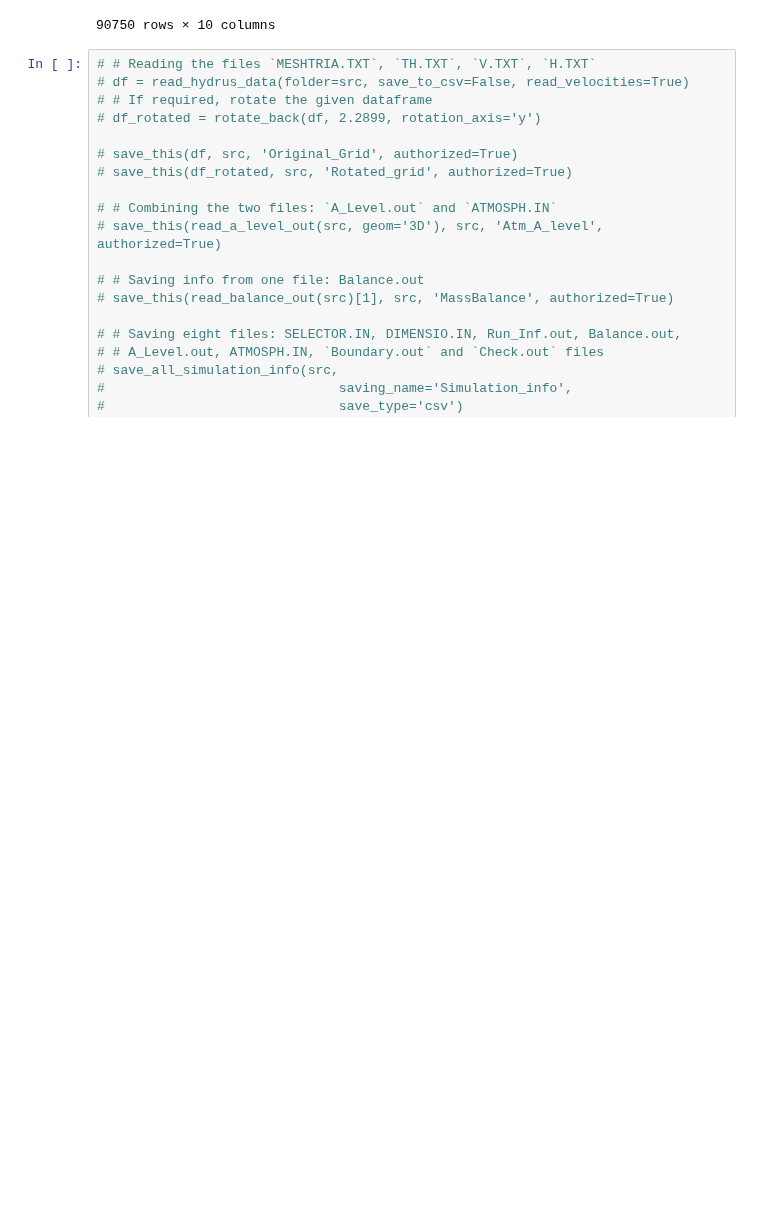
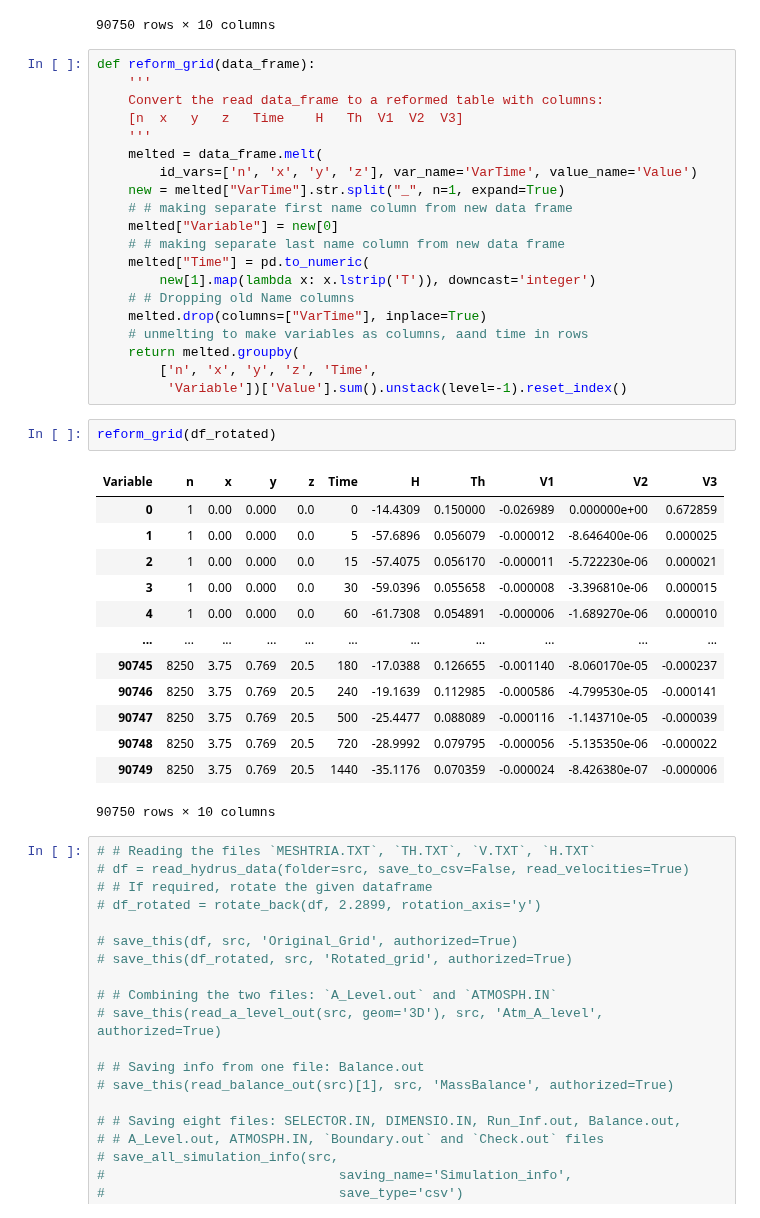
Before and after one commit to drnesr/SandDitch, a Jupyter notebook: Code/SandDitchAnalysis012.ipynb, the cells around one changed output. Saved outputs shown, nothing was run; the diff lists cells and outputs as text; blank space fills up the shorter version.

Commit message:
Created a `reform_grid(data_frame)` to pretify the grid dataframe

```diff
--- a/Code/SandDitchAnalysis012.ipynb
+++ b/Code/SandDitchAnalysis012.ipynb
@@ -357,6 +357,42 @@ melted.groupby(['n', 'x', 'y', 'z', 'Time', 'Variable'])['Value'].sum().unstack(
 | 90748 | 8250 | 2.92788 | 0.769231 | 20.6335 | 720 | -28.9992 | 0.079795 | -0.000056 | -5.135350e-06 | -0.000022 |
 | 90749 | 8250 | 2.92788 | 0.769231 | 20.6335 | 1440 | -35.1176 | 0.070359 | -0.000024 | -8.426380e-07 | -0.000006 |
 90750 rows × 10 columns
+# %%
+def reform_grid(data_frame):
+    '''
+    Convert the read data_frame to a reformed table with columns:
+    [n	x	y	z	Time	H	Th	V1	V2	V3]
+    '''
+    melted = data_frame.melt(
+        id_vars=['n', 'x', 'y', 'z'], var_name='VarTime', value_name='Value')
+    new = melted["VarTime"].str.split("_", n=1, expand=True)
+    # # making separate first name column from new data frame
+    melted["Variable"] = new[0]
+    # # making separate last name column from new data frame
+    melted["Time"] = pd.to_numeric(
+        new[1].map(lambda x: x.lstrip('T')), downcast='integer')
+    # # Dropping old Name columns
+    melted.drop(columns=["VarTime"], inplace=True)
+    # unmelting to make variables as columns, aand time in rows
+    return melted.groupby(
+        ['n', 'x', 'y', 'z', 'Time',
+         'Variable'])['Value'].sum().unstack(level=-1).reset_index()
+# %%
+reform_grid(df_rotated)
+# %% [output]
+| Variable | n | x | y | z | Time | H | Th | V1 | V2 | V3 |
+| 0 | 1 | 0.00 | 0.000 | 0.0 | 0 | -14.4309 | 0.150000 | -0.026989 | 0.000000e+00 | 0.672859 |
+| 1 | 1 | 0.00 | 0.000 | 0.0 | 5 | -57.6896 | 0.056079 | -0.000012 | -8.646400e-06 | 0.000025 |
+| 2 | 1 | 0.00 | 0.000 | 0.0 | 15 | -57.4075 | 0.056170 | -0.000011 | -5.722230e-06 | 0.000021 |
+| 3 | 1 | 0.00 | 0.000 | 0.0 | 30 | -59.0396 | 0.055658 | -0.000008 | -3.396810e-06 | 0.000015 |
+| 4 | 1 | 0.00 | 0.000 | 0.0 | 60 | -61.7308 | 0.054891 | -0.000006 | -1.689270e-06 | 0.000010 |
+| ... | ... | ... | ... | ... | ... | ... | ... | ... | ... | ... |
+| 90745 | 8250 | 3.75 | 0.769 | 20.5 | 180 | -17.0388 | 0.126655 | -0.001140 | -8.060170e-05 | -0.000237 |
+| 90746 | 8250 | 3.75 | 0.769 | 20.5 | 240 | -19.1639 | 0.112985 | -0.000586 | -4.799530e-05 | -0.000141 |
+| 90747 | 8250 | 3.75 | 0.769 | 20.5 | 500 | -25.4477 | 0.088089 | -0.000116 | -1.143710e-05 | -0.000039 |
+| 90748 | 8250 | 3.75 | 0.769 | 20.5 | 720 | -28.9992 | 0.079795 | -0.000056 | -5.135350e-06 | -0.000022 |
+| 90749 | 8250 | 3.75 | 0.769 | 20.5 | 1440 | -35.1176 | 0.070359 | -0.000024 | -8.426380e-07 | -0.000006 |
+90750 rows × 10 columns
 # %%
 # # Reading the files `MESHTRIA.TXT`, `TH.TXT`, `V.TXT`, `H.TXT`
 # df = read_hydrus_data(folder=src, save_to_csv=False, read_velocities=True)
```
